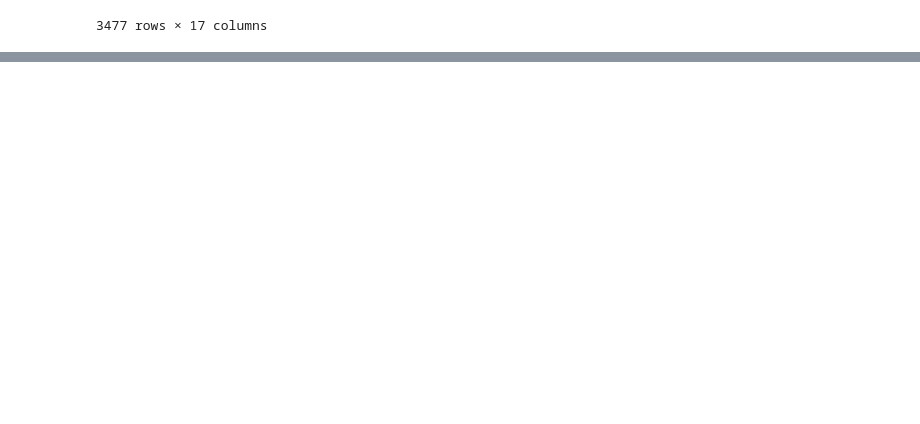
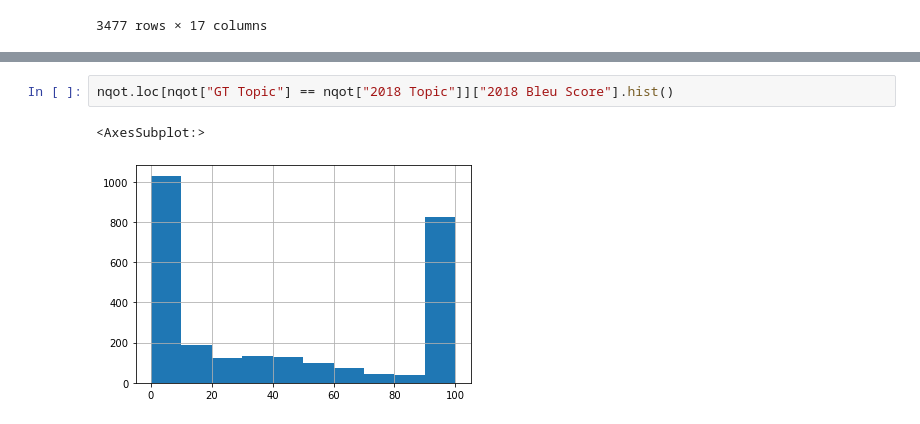
Before and after one commit to npateel/timelywimely, a Jupyter notebook: haystack/Analysis.ipynb, the cells around one changed output, grey strips where cells are left out. Cells and saved outputs as stored; diff of their text form; blank space fills up the shorter version.

```diff
--- a/haystack/Analysis.ipynb
+++ b/haystack/Analysis.ipynb
@@ -129,0 +221,5 @@ nqot.sort_values("max - min").head(100).sample(10)
+# %%
+nqot.loc[nqot["GT Topic"] == nqot["2018 Topic"]]["2018 Bleu Score"].hist()
+# %% [output]
+<AxesSubplot:>
+[figure, added]
```
Also changed, not shown: parts of 28 cells of this notebook, 11 other files.
